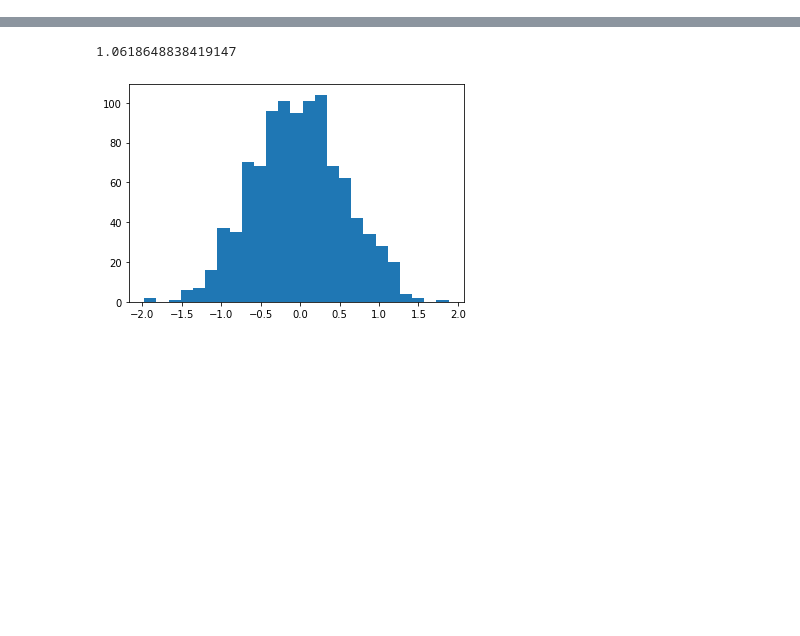
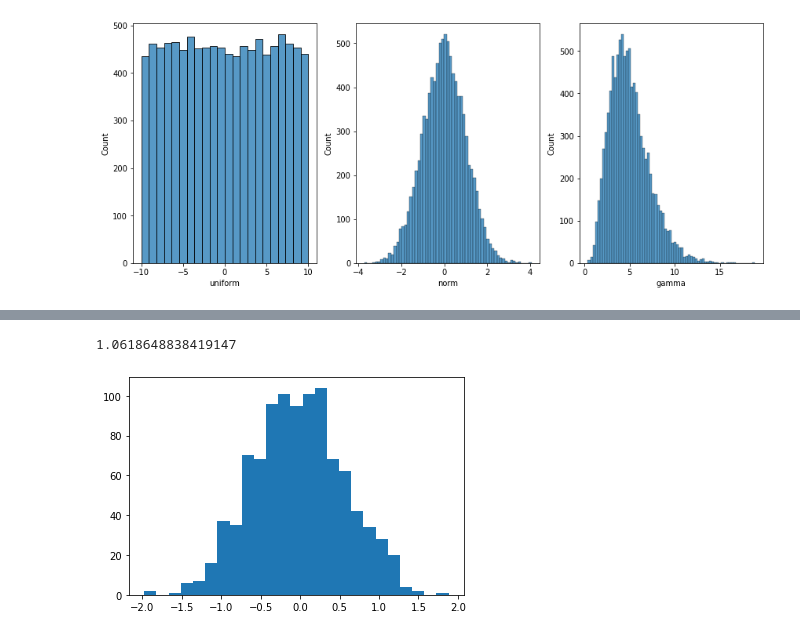
Before and after one commit to wzeyal/DataScience, a Jupyter notebook: Python_for_AI_Engineer/Exercises/7_Probability/5_2.ipynb, the cells around one changed output, grey strips where cells are left out. Cells and saved outputs as stored; diff of their text form; code cells hidden in the pictures; blank space fills up the shorter version.

```diff
--- a/Python_for_AI_Engineer/Exercises/7_Probability/5_2.ipynb
+++ b/Python_for_AI_Engineer/Exercises/7_Probability/5_2.ipynb
@@ -31,0 +35,14 @@ sigma_1 = np.sqrt(width_1 / 12)a
+# %%
+# Set figsize here
+fig, axes = plt.subplots(nrows=1, ncols=3, figsize=(12,5))
+
+# if you didn't set the figsize above you can do the following
+# fig.set_size_inches(12, 5)
+
+# flatten axes for easy iterating
+for i, ax in enumerate(axes.flatten()):
+    sns.histplot(x= df.iloc[:, i],  ax=ax)
+
+fig.tight_layout()
+# %% [output]
+[figure, added]
```
Also changed, not shown: parts of 8 cells of this notebook.
